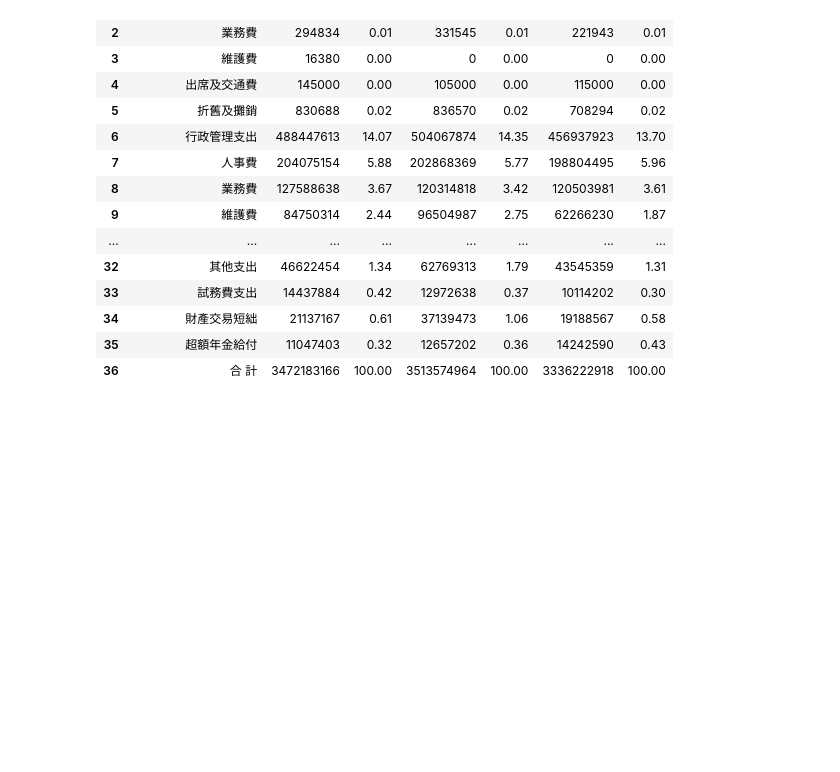
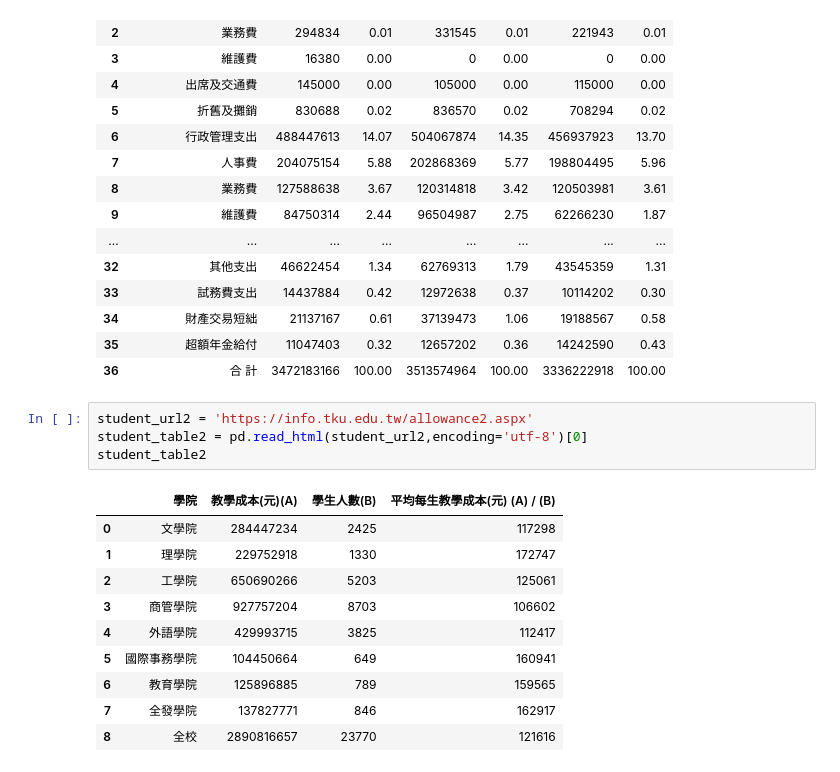
Before and after one commit to chochunyu/TKU-DM-611630426, a Jupyter notebook: 1027.ipynb, the cells around one changed output. Cells and saved outputs as stored; diff of their text form; blank space fills up the shorter version.

```diff
--- a/1027.ipynb
+++ b/1027.ipynb
@@ -142,3 +139,18 @@ student_table2
 | 34 | 財產交易短絀 | 21137167 | 0.61 | 37139473 | 1.06 | 19188567 | 0.58 |
 | 35 | 超額年金給付 | 11047403 | 0.32 | 12657202 | 0.36 | 14242590 | 0.43 |
 | 36 | 合 計 | 3472183166 | 100.00 | 3513574964 | 100.00 | 3336222918 | 100.00 |
+# %%
+student_url2 = 'https://info.tku.edu.tw/allowance2.aspx'
+student_table2 = pd.read_html(student_url2,encoding='utf-8')[0]
+student_table2
+# %% [output]
+|  | 學院 | 教學成本(元)(A) | 學生人數(B) | 平均每生教學成本(元) (A) / (B) |
+| 0 | 文學院 | 284447234 | 2425 | 117298 |
+| 1 | 理學院 | 229752918 | 1330 | 172747 |
+| 2 | 工學院 | 650690266 | 5203 | 125061 |
+| 3 | 商管學院 | 927757204 | 8703 | 106602 |
+| 4 | 外語學院 | 429993715 | 3825 | 112417 |
+| 5 | 國際事務學院 | 104450664 | 649 | 160941 |
+| 6 | 教育學院 | 125896885 | 789 | 159565 |
+| 7 | 全發學院 | 137827771 | 846 | 162917 |
+| 8 | 全校 | 2890816657 | 23770 | 121616 |
```
Also changed, not shown: parts of 1 cell of this notebook, 2 other files.
